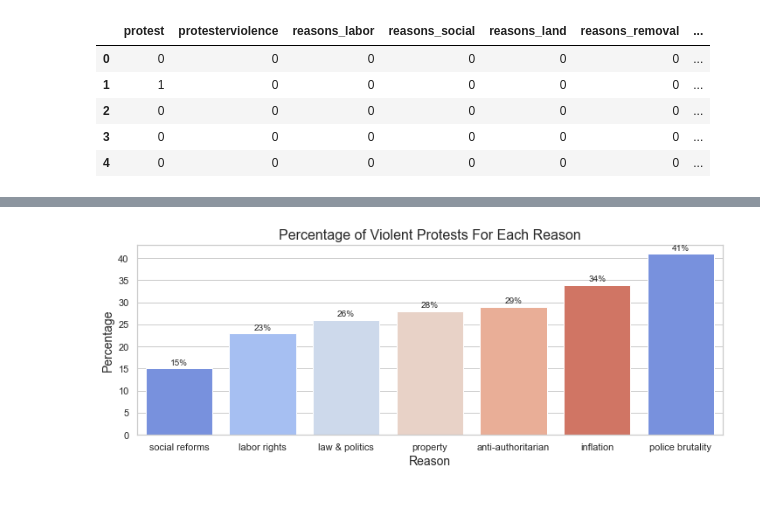
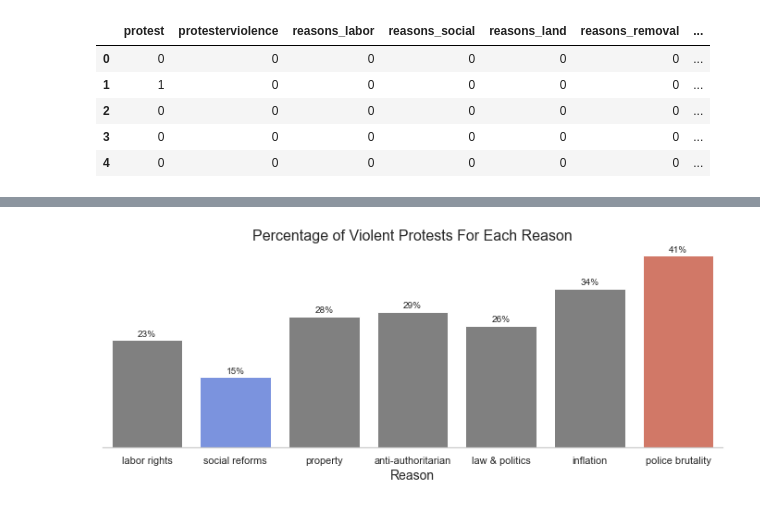
Before and after one commit to rainiwu/global-protests-analysis, a Jupyter notebook: Andrew.ipynb, the cells around one changed output, grey strips where cells are left out. Drawn from its saved outputs; the diff is of its cells as text; code cells hidden in the pictures.

Commit message:
Updated processing and graphs

```diff
--- a/Andrew.ipynb
+++ b/Andrew.ipynb
@@ -22,7 +14,7 @@ df.head()
 # %%
-df_clean = df[['protest', 'protesterviolence', 'reasons_labor', 'reasons_social', 'reasons_land', 'reasons_removal',
+df = df[['protest', 'protesterviolence', 'reasons_labor', 'reasons_social', 'reasons_land', 'reasons_removal',
          'reasons_political', 'reasons_price', 'reasons_policebrutality']]
-df_clean.head()
+df.head()
 # %% [output]
 |  | protest | protesterviolence | reasons_labor | reasons_social | reasons_land | reasons_removal | ... |
 | 0 | 0 | 0 | 0 | 0 | 0 | 0 | ... |
@@ -37,10 +29,9 @@ reasons = ['reasons_labor', 'reasons_social', 'reasons_land', 'reasons_removal',
 # Initializing empty df
 df_temp = pd.DataFrame()
 # %%
-# Calculates the total protests and total violent protests for each reason
+# Calculates the percentage of violent protests for each reason
 for reason in reasons:
-    df_temp[reason + '_total'] = [sum(df_clean[reason])]
-    df_temp['violent_' + reason] = [sum(df_clean['protesterviolence'] & df_clean[reason] > 0)]
+    df_temp[reason] = [round((sum(df['protesterviolence'] & df[reason] > 0))/(sum(df[reason]))*100)]
 
 df_temp.head()
 # %% [output]
@@ -49,3 +40,14 @@ df_temp.head()
 # %%
-['social reforms', 'police brutality', 'property', 'law & politics', 'labor rights','inflation', 'anti-authoritarian']
+# Reformatting and renaming the df
+df_percentage = df_temp.T
+df_percentage.rename(index = {'reasons_social':'social reforms',
+                              'reasons_policebrutality':'police brutality',
+                              'reasons_land':'property',
+                              'reasons_political':'law & politics',
+                              'reasons_labor':'labor rights',
+                              'reasons_price':'inflation',
+                              'reasons_removal':'anti-authoritarian'},
+                    columns = {0:'percentage'},
+                    inplace = True)
+df_percentage
 # %% [output]
@@ -95,22 +62,26 @@ df_per = df_per.sort_values(['Violent'])
 # %%
 # Plotting dimensions
 fig_dims = (12, 4)
 fig, ax = plt.subplots(figsize = fig_dims)
 
 # Plotting
-palette = sns.color_palette('coolwarm')
+values = df_percentage['percentage']
+clrs = ['#6a8bef' if (x == min(values)) else 'gray' if (x < max(values)) else '#e36c55' for x in values]
 
-violence_plot = sns.barplot(x = 'Reason', y = 'Violent', data = df_per, ax = ax, palette = palette)
+violence_plot = sns.barplot(x = df_percentage.index, y = 'percentage', data = df_percentage, ax = ax, palette = clrs)
 
 for p in violence_plot.patches:
     height = int(p.get_height())
     ax.annotate('{}'.format(height) + '%', xy = (p.get_x() + p.get_width() / 2, height), xytext = (0, 2),
                 textcoords = 'offset points', ha = 'center', va = 'bottom')
 
 plt.xlabel('Reason', size = 14)
-plt.ylabel('Percentage', size = 14)
+plt.ylabel('')
 plt.title('Percentage of Violent Protests For Each Reason', size = 16)
+plt.grid(False)
+sns.despine(left=True)
+violence_plot.set(yticks=[])
 
 None
 # %% [output]
-[figure, old version]
+[figure, new version]
```
Also changed, not shown: parts of 19 cells of this notebook.
